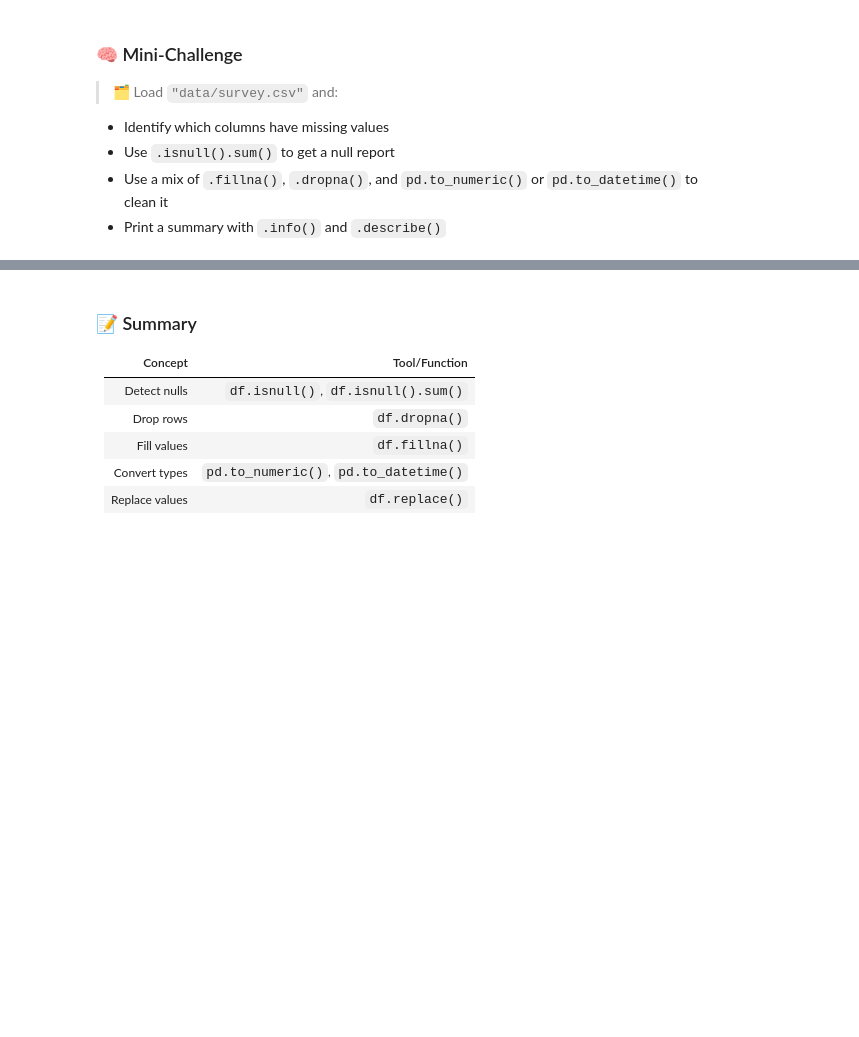
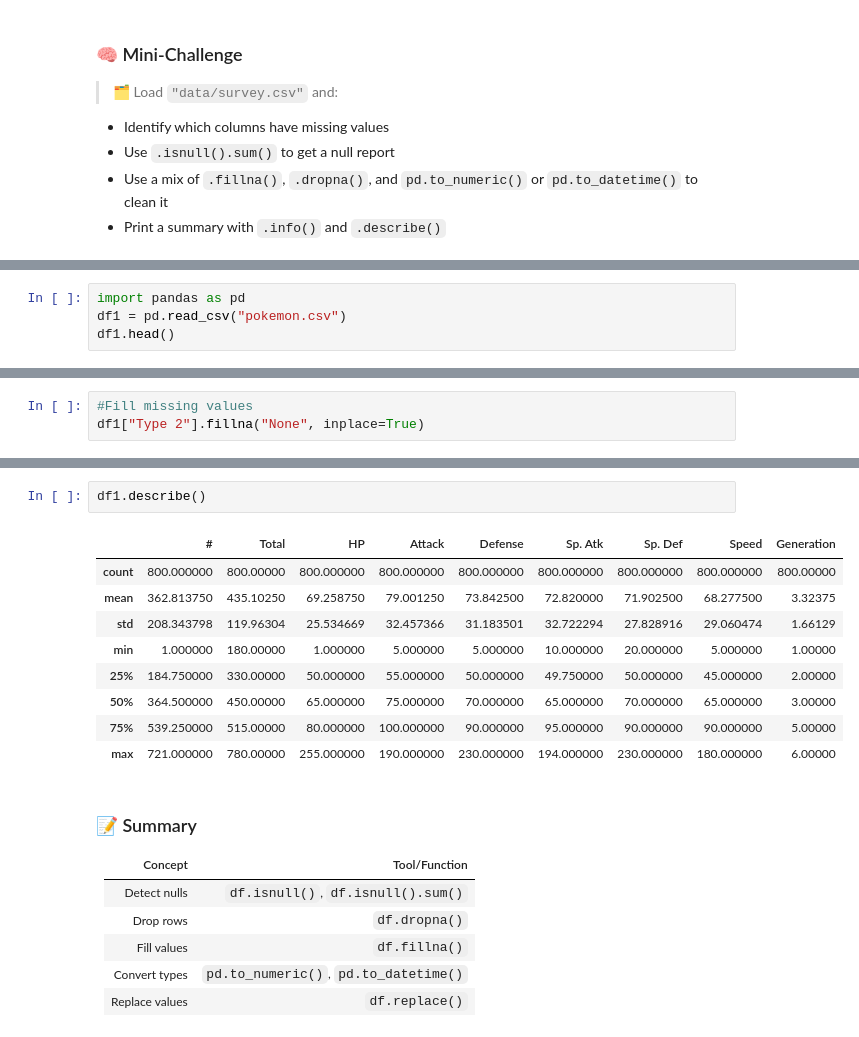
Before and after one commit to NicoleVigilant/NicoleVigilant-DataScience-2025, a Jupyter notebook: Completed/06-Working_with_Data/05-basic_cleaning.ipynb, the cells around one changed output, grey strips where cells are left out. Cells and saved outputs as stored; diff of their text form; blank space fills up the shorter version.

```diff
--- a/Completed/06-Working_with_Data/05-basic_cleaning.ipynb
+++ b/Completed/06-Working_with_Data/05-basic_cleaning.ipynb
@@ -272,0 +375,4 @@ dtype: object
+# %%
+import pandas as pd
+df1 = pd.read_csv("pokemon.csv")
+df1.head()
@@ -272,0 +404,3 @@ dtype: object
+# %%
+#Fill missing values
+df1["Type 2"].fillna("None", inplace=True)
@@ -273,3 +456,15 @@ dtype: object
+# %%
+df1.describe()
+# %% [output]
+|  | # | Total | HP | Attack | Defense | Sp. Atk | Sp. Def | Speed | Generation |
+| count | 800.000000 | 800.00000 | 800.000000 | 800.000000 | 800.000000 | 800.000000 | 800.000000 | 800.000000 | 800.00000 |
+| mean | 362.813750 | 435.10250 | 69.258750 | 79.001250 | 73.842500 | 72.820000 | 71.902500 | 68.277500 | 3.32375 |
+| std | 208.343798 | 119.96304 | 25.534669 | 32.457366 | 31.183501 | 32.722294 | 27.828916 | 29.060474 | 1.66129 |
+| min | 1.000000 | 180.00000 | 1.000000 | 5.000000 | 5.000000 | 10.000000 | 20.000000 | 5.000000 | 1.00000 |
+| 25% | 184.750000 | 330.00000 | 50.000000 | 55.000000 | 50.000000 | 49.750000 | 50.000000 | 45.000000 | 2.00000 |
+| 50% | 364.500000 | 450.00000 | 65.000000 | 75.000000 | 70.000000 | 65.000000 | 70.000000 | 65.000000 | 3.00000 |
+| 75% | 539.250000 | 515.00000 | 80.000000 | 100.000000 | 90.000000 | 95.000000 | 90.000000 | 90.000000 | 5.00000 |
+| max | 721.000000 | 780.00000 | 255.000000 | 190.000000 | 230.000000 | 194.000000 | 230.000000 | 180.000000 | 6.00000 |
 # %% [markdown]
 ### 📝 Summary
 
```
Also changed, not shown: parts of 24 cells of this notebook.
